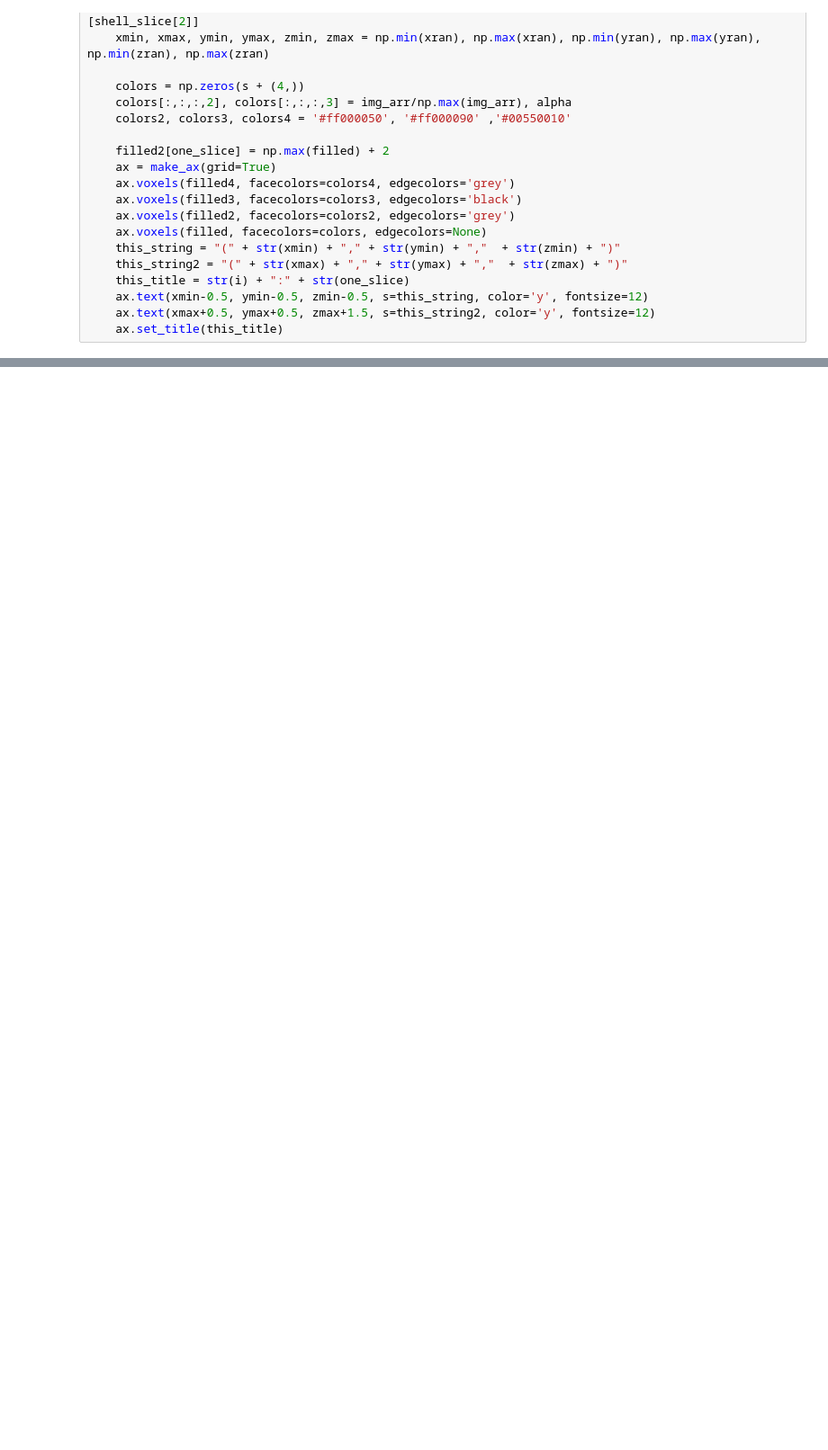
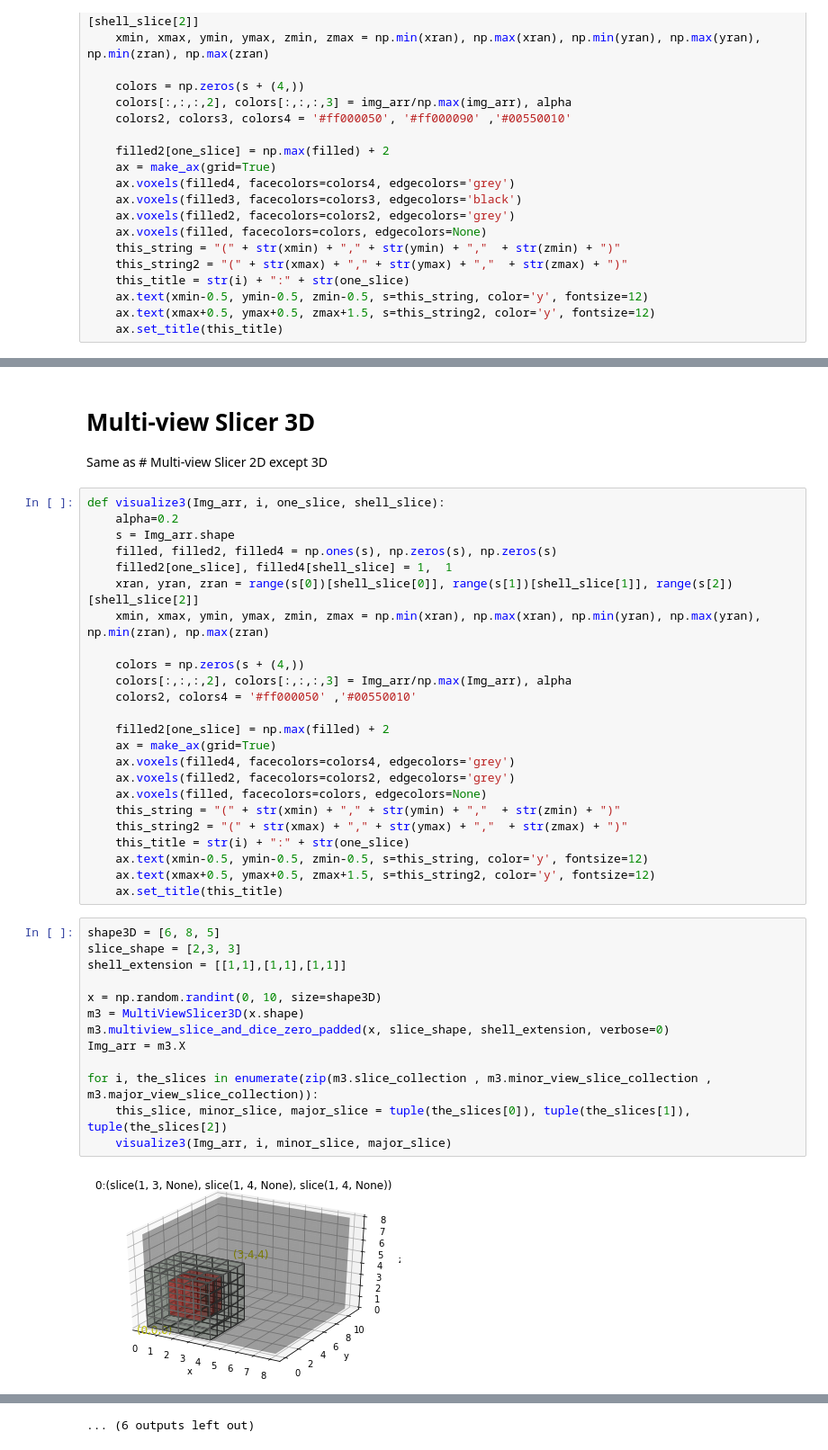
Before and after one commit to ericotjo001/medical_imaging, a Jupyter notebook: multiv/multiv_tutorial.ipynb, the cells around one changed output, grey strips where cells are left out. Shown at 90% size. Cells and saved outputs as stored; diff of their text form; blank space fills up the shorter version.

```diff
--- a/multiv/multiv_tutorial.ipynb
+++ b/multiv/multiv_tutorial.ipynb
@@ -301,0 +392,42 @@ for i in range(n_sample):
+# %% [markdown]
+# Multi-view Slicer 3D
+Same as # Multi-view Slicer 2D except 3D
+# %%
+def visualize3(Img_arr, i, one_slice, shell_slice):
+    alpha=0.2
+    s = Img_arr.shape
+    filled, filled2, filled4 = np.ones(s), np.zeros(s), np.zeros(s)
+    filled2[one_slice], filled4[shell_slice] = 1,  1
+    xran, yran, zran = range(s[0])[shell_slice[0]], range(s[1])[shell_slice[1]], range(s[2])[shell_slice[2]]
+    xmin, xmax, ymin, ymax, zmin, zmax = np.min(xran), np.max(xran), np.min(yran), np.max(yran), np.min(zran), np.max(zran)
+
+    colors = np.zeros(s + (4,))
+    colors[:,:,:,2], colors[:,:,:,3] = Img_arr/np.max(Img_arr), alpha
+    colors2, colors4 = '#ff000050' ,'#00550010'
+
+    filled2[one_slice] = np.max(filled) + 2
+    ax = make_ax(grid=True)
+    ax.voxels(filled4, facecolors=colors4, edgecolors='grey')
+    ax.voxels(filled2, facecolors=colors2, edgecolors='grey')
+    ax.voxels(filled, facecolors=colors, edgecolors=None)
+    this_string = "(" + str(xmin) + "," + str(ymin) + ","  + str(zmin) + ")"
+    this_string2 = "(" + str(xmax) + "," + str(ymax) + ","  + str(zmax) + ")"
+    this_title = str(i) + ":" + str(one_slice)
+    ax.text(xmin-0.5, ymin-0.5, zmin-0.5, s=this_string, color='y', fontsize=12)
+    ax.text(xmax+0.5, ymax+0.5, zmax+1.5, s=this_string2, color='y', fontsize=12)
+    ax.set_title(this_title)
+# %%
+shape3D = [6, 8, 5]
+slice_shape = [2,3, 3]
+shell_extension = [[1,1],[1,1],[1,1]]
+
+x = np.random.randint(0, 10, size=shape3D)
+m3 = MultiViewSlicer3D(x.shape)
+m3.multiview_slice_and_dice_zero_padded(x, slice_shape, shell_extension, verbose=0)
+Img_arr = m3.X
+
+for i, the_slices in enumerate(zip(m3.slice_collection , m3.minor_view_slice_collection , m3.major_view_slice_collection)):
+    this_slice, minor_slice, major_slice = tuple(the_slices[0]), tuple(the_slices[1]), tuple(the_slices[2])
+    visualize3(Img_arr, i, minor_slice, major_slice)
+# %% [output]
+[figure, added]
@@ -301,0 +445 @@ for i in range(n_sample):
+... (6 outputs left out)
```
Also changed, not shown: parts of 12 cells of this notebook, 9 other files.
